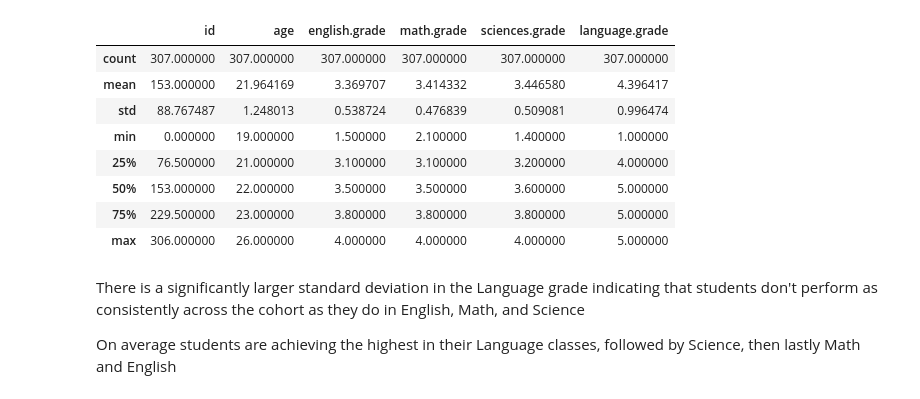
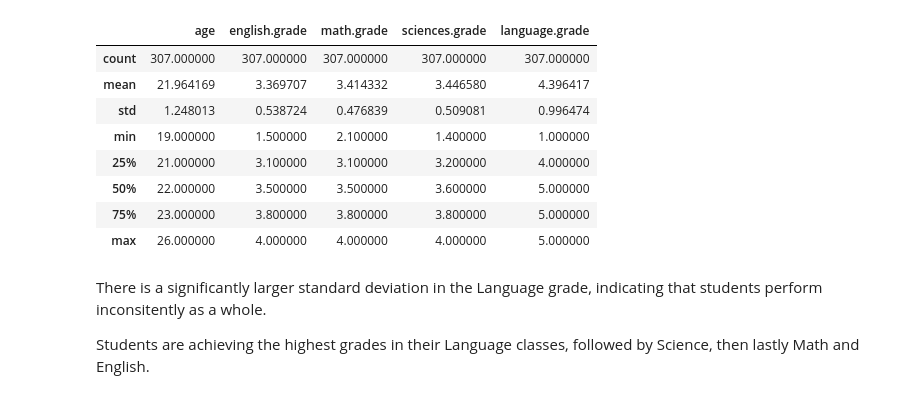
Before and after one commit to omajy/grade-analyser, a Jupyter notebook: grade-analyser.ipynb, the cells around one changed output. Saved outputs shown, nothing was run; the diff lists cells and outputs as text; code cells hidden in the pictures.

```diff
--- a/grade-analyser.ipynb
+++ b/grade-analyser.ipynb
@@ -1,23 +1,23 @@
 # %%
 import pandas as pd
 import matplotlib.pyplot as plt
 import numpy as np
 import seaborn as sns
 
 df = pd.read_csv('student-dataset.csv')
 df.drop(columns=['latitude', 'longitude', 'portfolio.rating', 'coverletter.rating', 'refletter.rating', 'ethnic.group'], inplace=True)
-df.describe()
+df.drop(df.columns[0], axis=1).describe()
 # %% [output]
-|  | id | age | english.grade | math.grade | sciences.grade | language.grade |
-| count | 307.000000 | 307.000000 | 307.000000 | 307.000000 | 307.000000 | 307.000000 |
-| mean | 153.000000 | 21.964169 | 3.369707 | 3.414332 | 3.446580 | 4.396417 |
-| std | 88.767487 | 1.248013 | 0.538724 | 0.476839 | 0.509081 | 0.996474 |
-| min | 0.000000 | 19.000000 | 1.500000 | 2.100000 | 1.400000 | 1.000000 |
-| 25% | 76.500000 | 21.000000 | 3.100000 | 3.100000 | 3.200000 | 4.000000 |
-| 50% | 153.000000 | 22.000000 | 3.500000 | 3.500000 | 3.600000 | 5.000000 |
-| 75% | 229.500000 | 23.000000 | 3.800000 | 3.800000 | 3.800000 | 5.000000 |
-| max | 306.000000 | 26.000000 | 4.000000 | 4.000000 | 4.000000 | 5.000000 |
+|  | age | english.grade | math.grade | sciences.grade | language.grade |
+| count | 307.000000 | 307.000000 | 307.000000 | 307.000000 | 307.000000 |
+| mean | 21.964169 | 3.369707 | 3.414332 | 3.446580 | 4.396417 |
+| std | 1.248013 | 0.538724 | 0.476839 | 0.509081 | 0.996474 |
+| min | 19.000000 | 1.500000 | 2.100000 | 1.400000 | 1.000000 |
+| 25% | 21.000000 | 3.100000 | 3.100000 | 3.200000 | 4.000000 |
+| 50% | 22.000000 | 3.500000 | 3.500000 | 3.600000 | 5.000000 |
+| 75% | 23.000000 | 3.800000 | 3.800000 | 3.800000 | 5.000000 |
+| max | 26.000000 | 4.000000 | 4.000000 | 4.000000 | 5.000000 |
 # %% [markdown]
-There is a significantly larger standard deviation in the Language grade indicating that students don't perform as consistently across the cohort as they do in English, Math, and Science
+There is a significantly larger standard deviation in the Language grade, indicating that students perform inconsitently as a whole.
 
-On average students are achieving the highest in their Language classes, followed by Science, then lastly Math and English
+Students are achieving the highest grades in their Language classes, followed by Science, then lastly Math and English.
```
Also changed, not shown: parts of 11 cells of this notebook.
